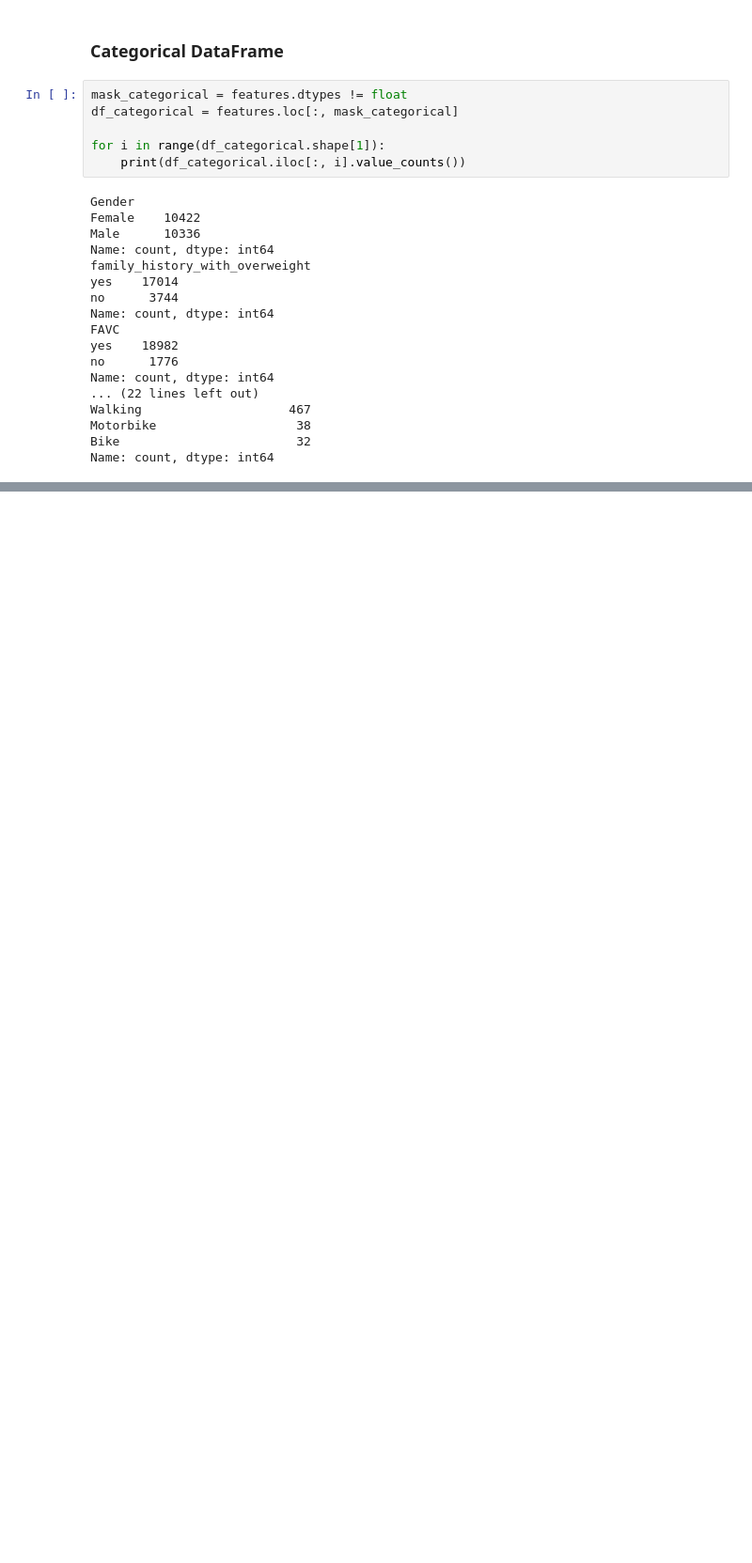
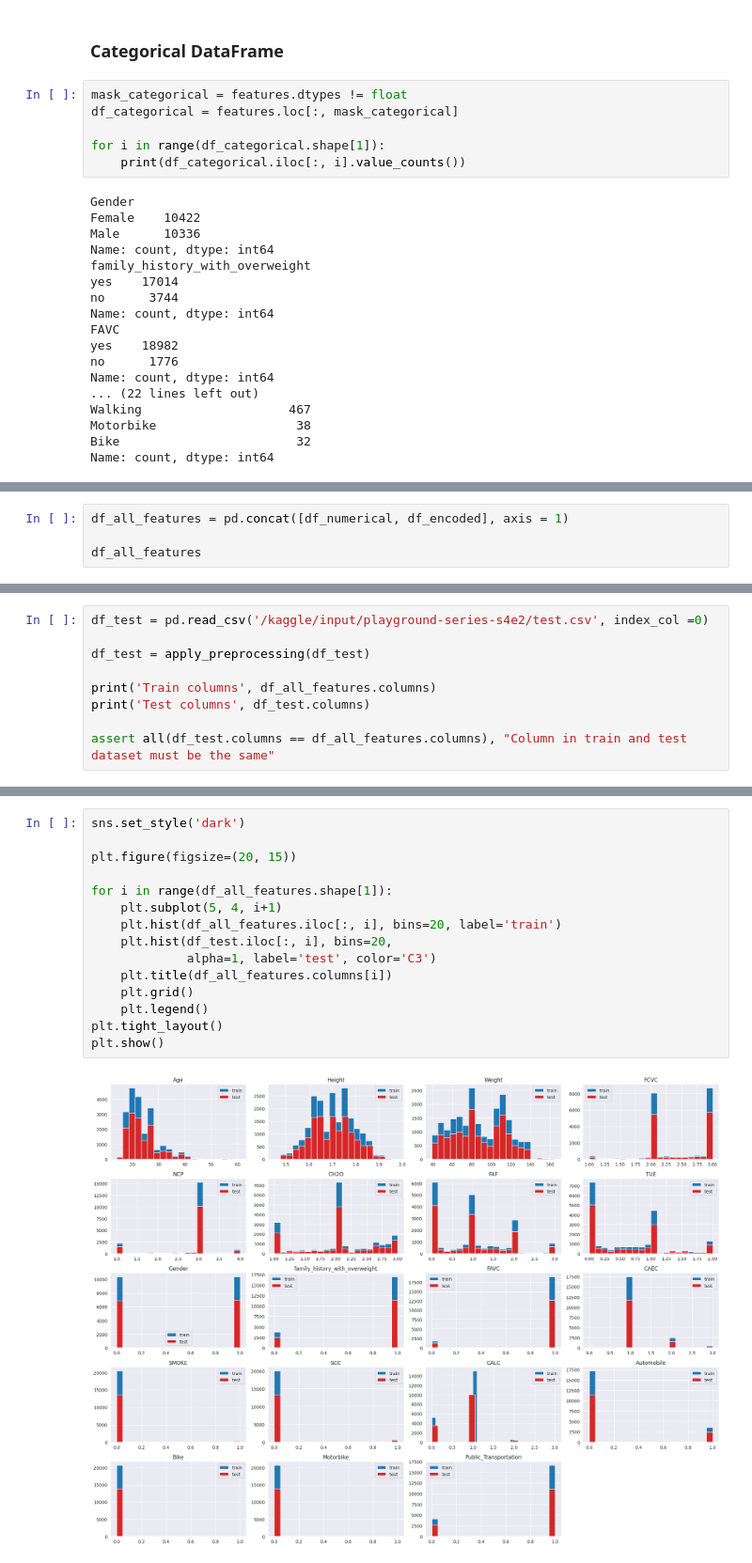
Before and after one commit to j2nhyeok/Multi-Class-Prediction-of-Obesity-Risk, a Jupyter notebook: obesity-classifier.ipynb, the cells around one changed output, grey strips where cells are left out. Shown: that part at 94% size. Saved outputs shown, nothing was run; the diff lists cells and outputs as text; blank space fills up the shorter version.

```diff
--- a/obesity-classifier.ipynb
+++ b/obesity-classifier.ipynb
@@ -118,0 +158,4 @@ Name: count, dtype: int64
+# %%
+df_all_features = pd.concat([df_numerical, df_encoded], axis = 1)
+
+df_all_features
@@ -118,0 +217,9 @@ Name: count, dtype: int64
+# %%
+df_test = pd.read_csv('/kaggle/input/playground-series-s4e2/test.csv', index_col =0)
+
+df_test = apply_preprocessing(df_test)
+
+print('Train columns', df_all_features.columns)
+print('Test columns', df_test.columns)
+
+assert all(df_test.columns == df_all_features.columns), "Column in train and test dataset must be the same"
@@ -118,0 +237,17 @@ Name: count, dtype: int64
+# %%
+sns.set_style('dark')
+
+plt.figure(figsize=(20, 15))
+
+for i in range(df_all_features.shape[1]):
+    plt.subplot(5, 4, i+1)
+    plt.hist(df_all_features.iloc[:, i], bins=20, label='train')
+    plt.hist(df_test.iloc[:, i], bins=20,
+             alpha=1, label='test', color='C3')
+    plt.title(df_all_features.columns[i])
+    plt.grid()
+    plt.legend()
+plt.tight_layout()
+plt.show()
+# %% [output]
+[figure, added]
```
Also changed, not shown: parts of 42 cells of this notebook.
